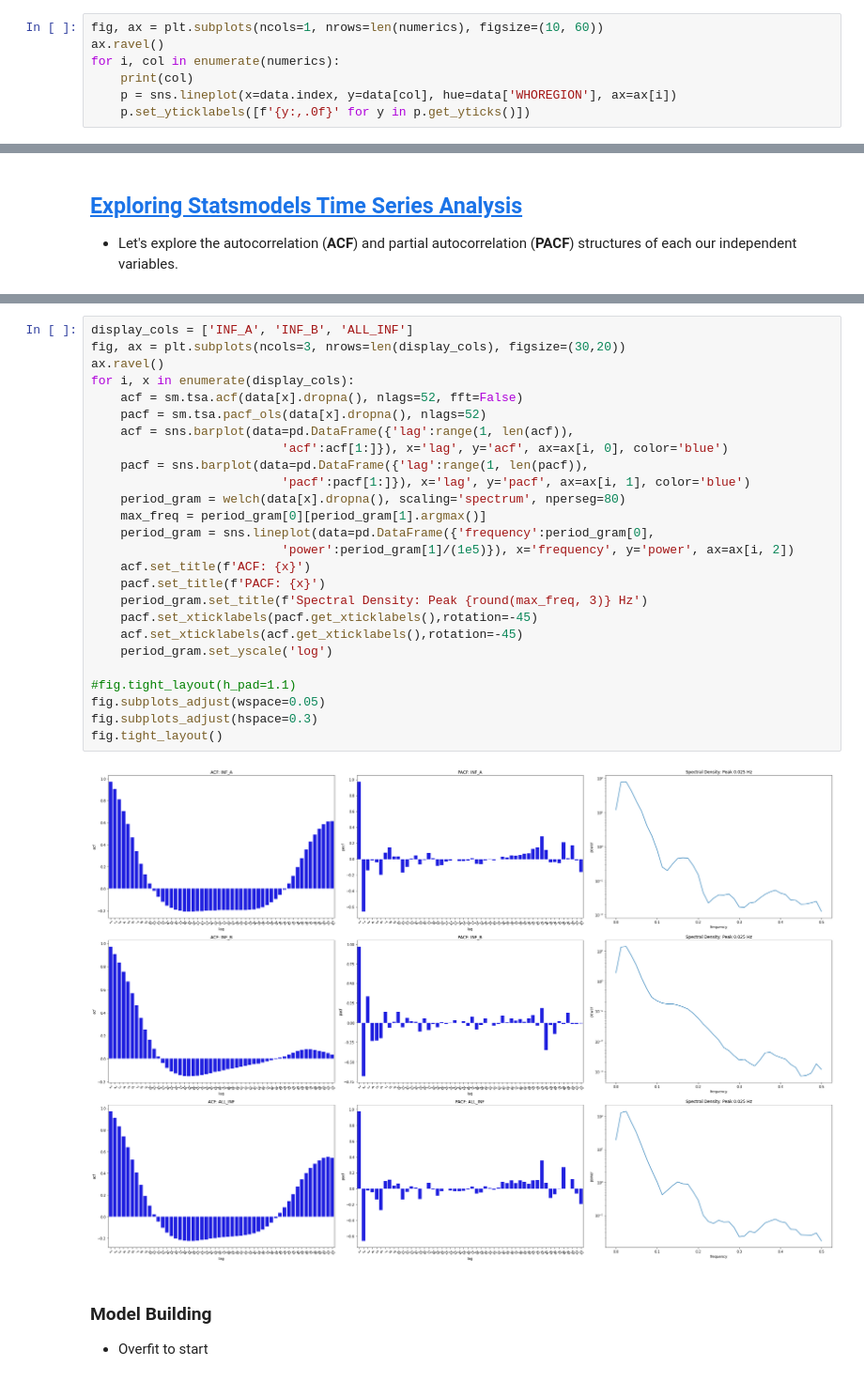
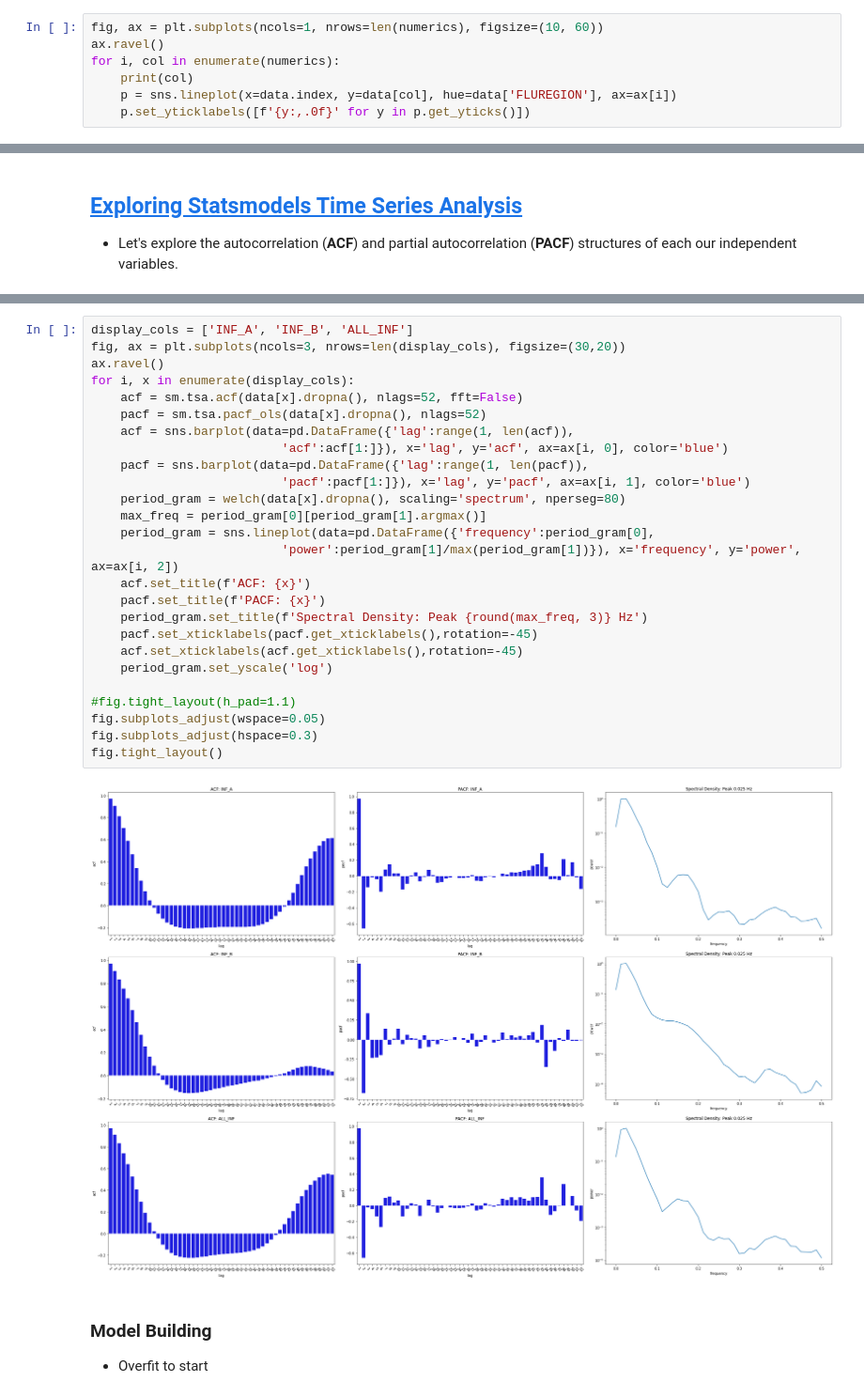
Before and after one commit to sterlingbeason/MSDS-7333-QTW, a Jupyter notebook: Case_Study_4/Case Study 4.ipynb, the cells around one changed output, grey strips where cells are left out. Shown at 94% size. Saved outputs shown, nothing was run; the diff lists cells and outputs as text.

```diff
--- a/Case_Study_4/Case Study 4.ipynb
+++ b/Case_Study_4/Case Study 4.ipynb
@@ -59,7 +67,7 @@ fig, ax = plt.subplots(ncols=1, nrows=len(numerics), figsize=(10, 60))
 ax.ravel()
 for i, col in enumerate(numerics):
     print(col)
-    p = sns.lineplot(x=data.index, y=data[col], hue=data['WHOREGION'], ax=ax[i])
+    p = sns.lineplot(x=data.index, y=data[col], hue=data['FLUREGION'], ax=ax[i])
     p.set_yticklabels([f'{y:,.0f}' for y in p.get_yticks()])
 # %% [output]
 SPEC_RECEIVED_NB
@@ -84,31 +137,31 @@ ALL_INF2
 # %%
 display_cols = ['INF_A', 'INF_B', 'ALL_INF']
 fig, ax = plt.subplots(ncols=3, nrows=len(display_cols), figsize=(30,20))
 ax.ravel()
 for i, x in enumerate(display_cols):
     acf = sm.tsa.acf(data[x].dropna(), nlags=52, fft=False)
     pacf = sm.tsa.pacf_ols(data[x].dropna(), nlags=52)
     acf = sns.barplot(data=pd.DataFrame({'lag':range(1, len(acf)),
                           'acf':acf[1:]}), x='lag', y='acf', ax=ax[i, 0], color='blue')
     pacf = sns.barplot(data=pd.DataFrame({'lag':range(1, len(pacf)),
                           'pacf':pacf[1:]}), x='lag', y='pacf', ax=ax[i, 1], color='blue')
     period_gram = welch(data[x].dropna(), scaling='spectrum', nperseg=80)
     max_freq = period_gram[0][period_gram[1].argmax()]
     period_gram = sns.lineplot(data=pd.DataFrame({'frequency':period_gram[0],
-                          'power':period_gram[1]/(1e5)}), x='frequency', y='power', ax=ax[i, 2])
+                          'power':period_gram[1]/max(period_gram[1])}), x='frequency', y='power', ax=ax[i, 2])
     acf.set_title(f'ACF: {x}')
     pacf.set_title(f'PACF: {x}')
     period_gram.set_title(f'Spectral Density: Peak {round(max_freq, 3)} Hz')
     pacf.set_xticklabels(pacf.get_xticklabels(),rotation=-45)
     acf.set_xticklabels(acf.get_xticklabels(),rotation=-45)
     period_gram.set_yscale('log')
 
 #fig.tight_layout(h_pad=1.1)
 fig.subplots_adjust(wspace=0.05)
 fig.subplots_adjust(hspace=0.3)
 fig.tight_layout()
 # %% [output]
-[figure, old version]
+[figure, new version]
 # %% [markdown]
 ### Model Building
 
```
Also changed, not shown: parts of 4 cells of this notebook.
